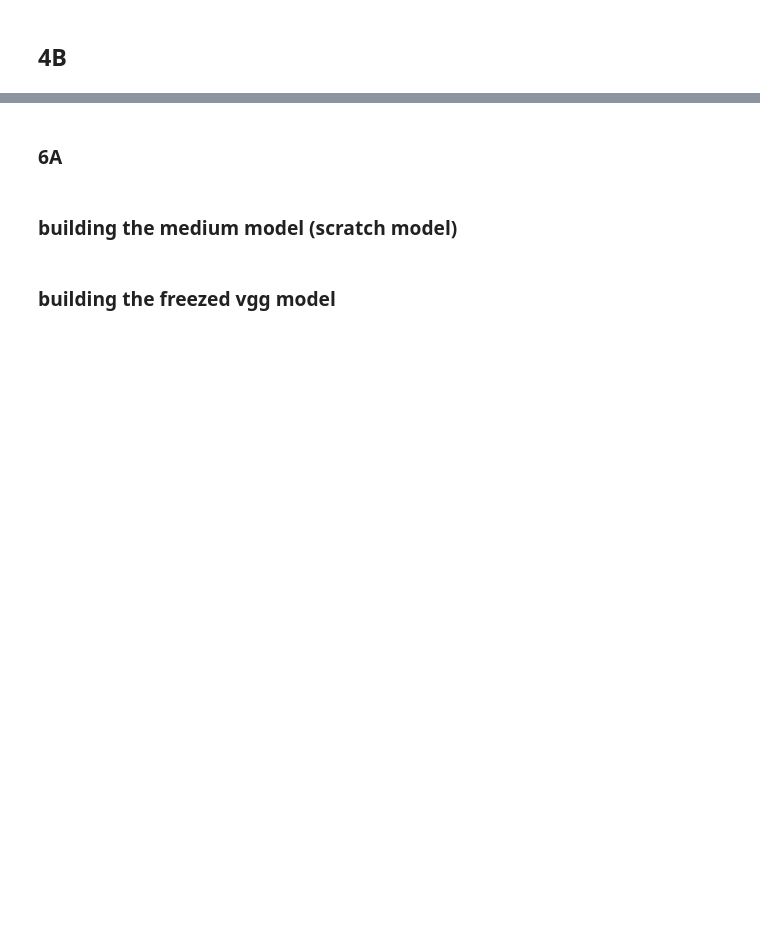
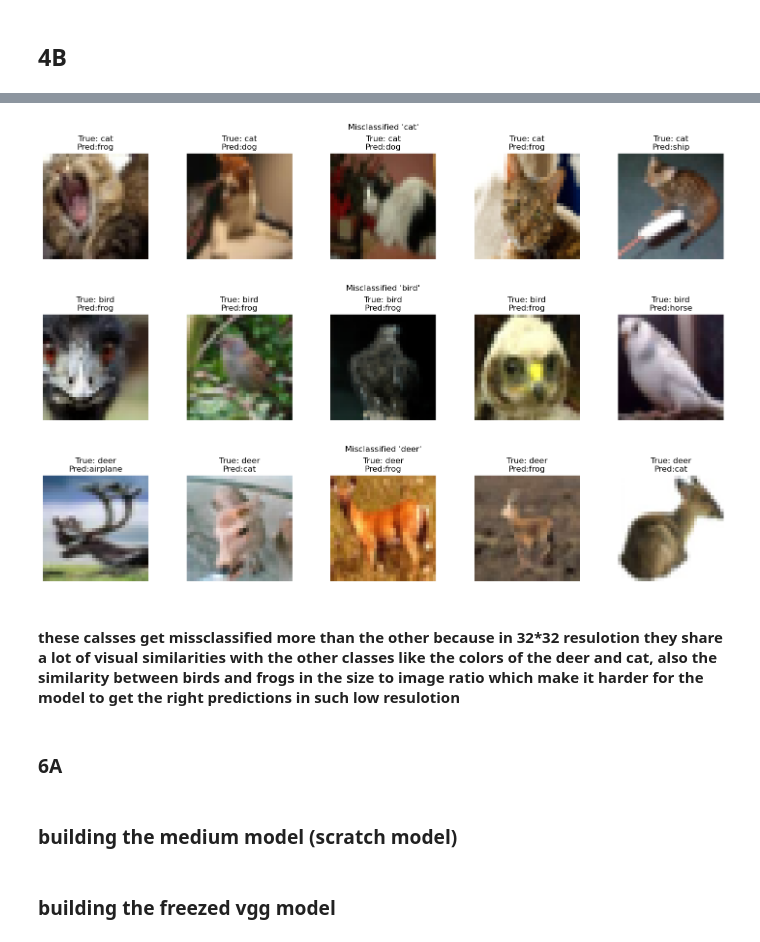
Before and after one commit to moaaz-mohamedd/CNN-Architecture, a Jupyter notebook: CNN_Architecture2.ipynb, the cells around one changed output, grey strips where cells are left out. Drawn from its saved outputs; the diff is of its cells as text; code cells hidden in the pictures; blank space fills up the shorter version.

```diff
--- a/CNN_Architecture2.ipynb
+++ b/CNN_Architecture2.ipynb
@@ -985,3 +1102,12 @@ plot_curves(
+# %%
+for cls, _ in lowest_recall_dupe:
+    show_misclassified(cls)
+# %% [output]
+[figure, added]
+[figure, added]
+[figure, added]
+# %% [markdown]
+#### these calsses get missclassified more than the other because in 32*32 resulotion they share a lot of visual similarities with the other classes like the colors of the deer and cat, also the similarity between birds and frogs in the size to image ratio which make it harder for the model to get the right predictions in such low resulotion
 # %% [markdown]
 ### 6A
 # %% [markdown]
```
Also changed, not shown: parts of 49 cells of this notebook.
